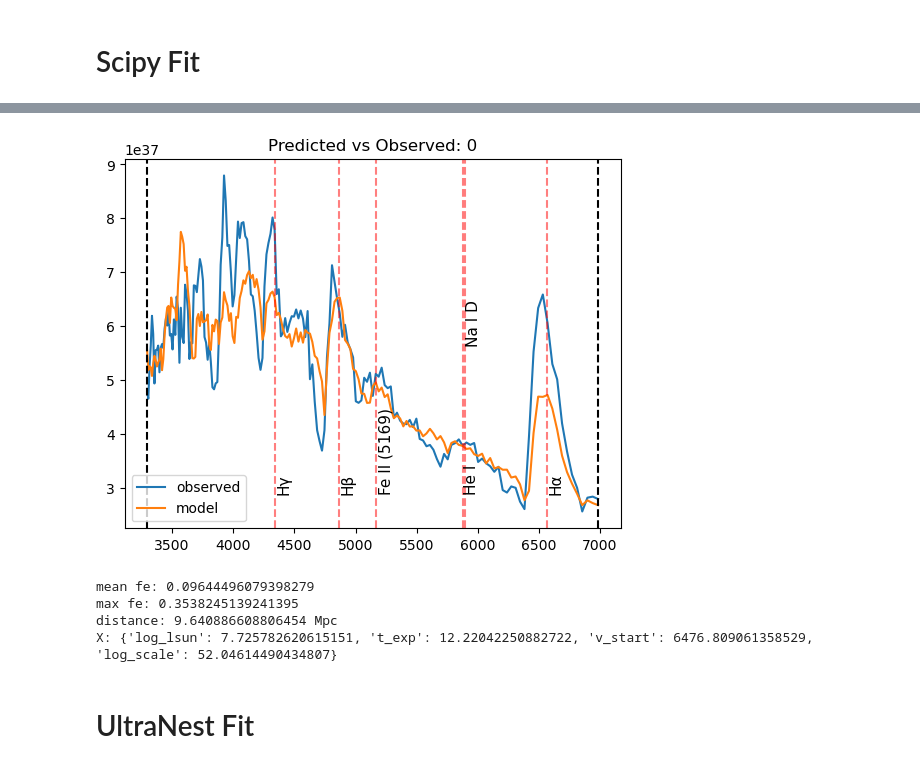
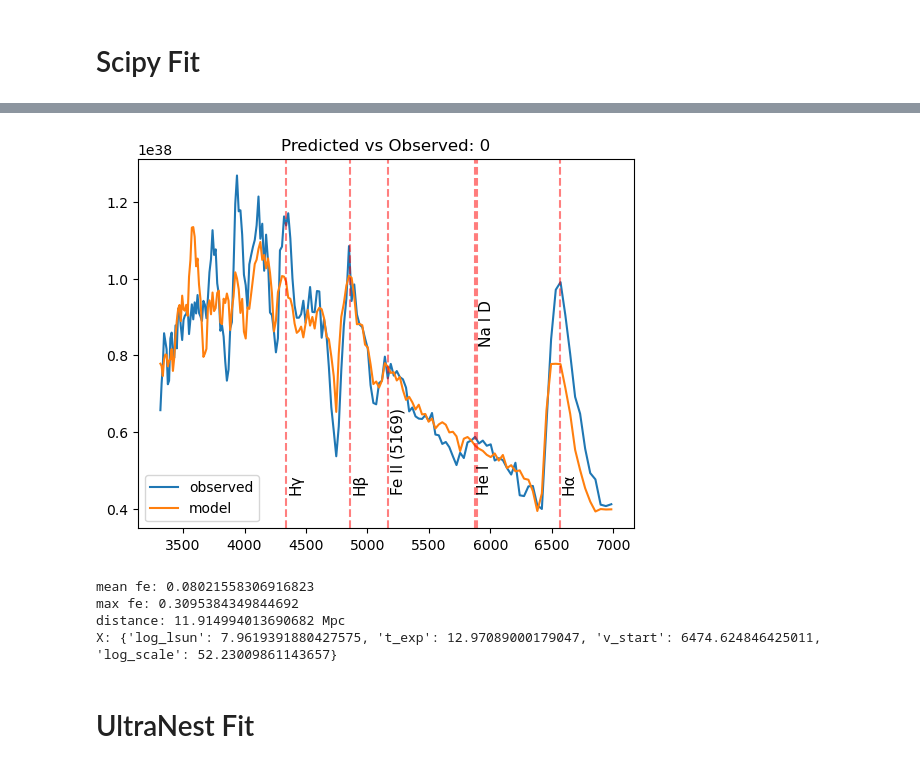
Before and after one commit to MichaelLukaszyk/iip-emulator, a Jupyter notebook: interpolator/interp.ipynb, the cells around one changed output, grey strips where cells are left out. Drawn from its saved outputs; the diff is of its cells as text; code cells hidden in the pictures.

```diff
--- a/interpolator/interp.ipynb
+++ b/interpolator/interp.ipynb
@@ -227,52 +256,52 @@ print(sampler_limits)
 # %%
-# Find best fit
+# Scipy differential evolution
 results = []
 
 def f(x):
     scale = 10**x[-1]
     y_mod = interp(x[:-1])[0]
-    y1 = y_mod[fit_mask]
-    y2 = y_obs[fit_mask]*scale
+    y1 = y_mod
+    y2 = y_obs*scale
     fe = np.abs(y1 - y2)/y2
     mean_fe = np.mean(fe)
     max_fe = np.max(fe)
     results.append({'mean_fe': mean_fe, 'max_fe': max_fe, 'X': x, 'y': y_mod})
     return mean_fe
 
 from scipy.optimize import differential_evolution
 sampler_start = list(X_train.mean().values)
 sampler_start.append((min_scale + max_scale) / 2)
 result = differential_evolution(f, x0=sampler_start, bounds=sampler_limits)
 results = sorted(results, key=lambda x: x['mean_fe'])
+
+# Display best fits
+for i in range(1):
+    mean_fe = results[i]['mean_fe']
+    max_fe = results[i]['max_fe']
+    X_mod = dict(zip(sampler_names, results[i]['X']))
+    y_mod = results[i]['y']
+    scale = 10**X_mod['log_scale']
+
+    plt.figure()
+    plt.plot(wav, y_obs * scale, label='observed')
+    plt.plot(wav, y_mod, label='model')
+
+    plt.title('Predicted vs Observed: ' + str(i))
+    plt.legend()
+    util.label_common_features()
+    show_active()
+    distance = np.sqrt(scale/4/np.pi) * u.cm
+
+    print('mean fe:', mean_fe)
+    print('max fe:', max_fe)
+    print('distance:', distance.to(u.Mpc))
+    print('X:', X_mod)
+# %% [output]
+[figure, added]
+mean fe: 0.08021558306916823
+max fe: 0.3095384349844692
+distance: 11.914994013690682 Mpc
+X: {'log_lsun': 7.9619391880427575, 't_exp': 12.97089000179047, 'v_start': 6474.624846425011, 'log_scale': 52.23009861143657}
-# %%
-for i in range(1):
-    mean_fe = results[i]['mean_fe']
-    max_fe = results[i]['max_fe']
-    X_mod = dict(zip(sampler_names, results[i]['X']))
-    y_mod = results[i]['y']
-    scale = 10**X_mod['log_scale']
-
-    plt.figure()
-    plt.plot(wav[fit_mask], y_obs[fit_mask] * scale, label='observed')
-    plt.plot(wav[fit_mask], y_mod[fit_mask], label='model')
-
-    plt.title('Predicted vs Observed: ' + str(i))
-    plt.legend()
-    util.outline_mask_region(wav, fit_mask)
-    util.label_common_features()
-    show_active()
-    distance = np.sqrt(scale/4/np.pi) * u.cm
-
-    print('mean fe:', mean_fe)
-    print('max fe:', max_fe)
-    print('distance:', distance.to(u.Mpc))
-    print('X:', X_mod)
-# %% [output]
-[figure, removed]
-mean fe: 0.09644496079398279
-max fe: 0.3538245139241395
-distance: 9.640886608806454 Mpc
-X: {'log_lsun': 7.725782620615151, 't_exp': 12.22042250882722, 'v_start': 6476.809061358529, 'log_scale': 52.04614490434807}
 # %% [markdown]
 # UltraNest Fit
 # %%
```
Also changed, not shown: parts of 13 cells of this notebook, 3 other files.
